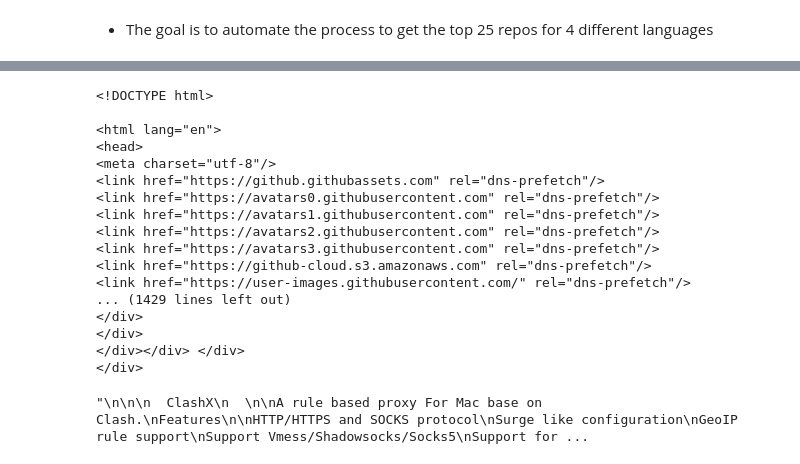
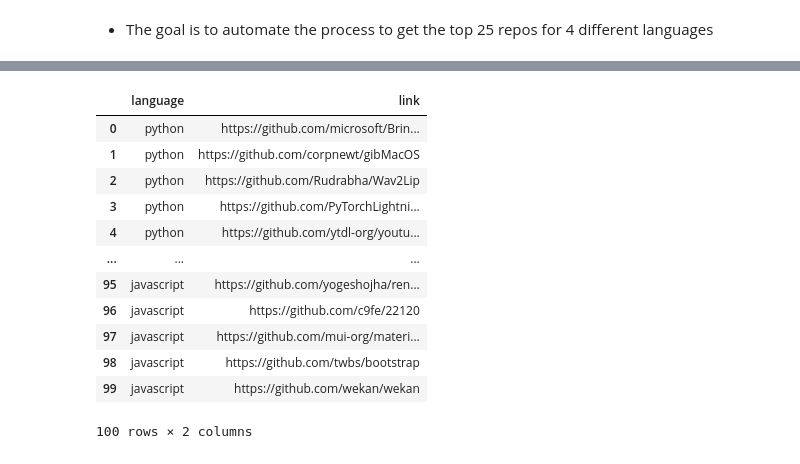
Before and after one commit to Codeup-B-Squared/NLP-Analysis, a Jupyter notebook: acquire-scratchpad-Mainali.ipynb, the cells around one changed output, grey strips where cells are left out. Cells and saved outputs as stored; diff of their text form; code cells hidden in the pictures.

```diff
--- a/acquire-scratchpad-Mainali.ipynb
+++ b/acquire-scratchpad-Mainali.ipynb
@@ -78,18 +79,19 @@ appbrewery/Xylophone-iOS13
 # option for period is
 # daily, weekly, monthly
 
-# enhancing the function to take a list of language as input and return lists of url and
-# a dict with language name
+# enhancing the function to take a list of language and timeline as input and return lists of url and
+# and a list of language
 
 def get_top_repo(language_list, timeline):
     repo_links = []
-    item = {}
+    language=[]
     for element in language_list:
-        url = f'https://github.com/trending/{element}?since={timeline}'
+
+        url = f'https://github.com/trending/{element}?since={timeline}&spoken_language_code=en'
         response = get(url)
         soup = BeautifulSoup(response.content, 'html.parser')
         h1s = soup.find_all('h1', class_ = 'h3 lh-condensed')
-        item.update({'language' : element})
+
 
         for elem  in h1s:
             repo_name = elem.get_text()
@@ -97,8 +99,14 @@ def get_top_repo(language_list, timeline):
             repo_name = repo_name.replace(' ', '')
             links = 'https://github.com/' + repo_name
             repo_links.append(links)
+            item= element
+            language.append(item)
+    df = pd.DataFrame(repo_links, language).reset_index().rename(columns = {'index': 'language',
+                                                                           0:'link'})
 
 
-    return repo_links, item
+    return df
 # %%
-links, item = get_top_repo(['python','swift'], 'weekly')
+
+
+df1= get_top_repo(['python','swift', 'java', 'javascript'], 'weekly')
@@ -136,20 +112,0 @@ soup = BeautifulSoup(response.content, 'html.parser')
-# %%
-print(soup)
-# %% [output]
-<!DOCTYPE html>
-
-<html lang="en">
-<head>
-<meta charset="utf-8"/>
-<link href="https://github.githubassets.com" rel="dns-prefetch"/>
-<link href="https://avatars0.githubusercontent.com" rel="dns-prefetch"/>
-<link href="https://avatars1.githubusercontent.com" rel="dns-prefetch"/>
-<link href="https://avatars2.githubusercontent.com" rel="dns-prefetch"/>
-<link href="https://avatars3.githubusercontent.com" rel="dns-prefetch"/>
-<link href="https://github-cloud.s3.amazonaws.com" rel="dns-prefetch"/>
-<link href="https://user-images.githubusercontent.com/" rel="dns-prefetch"/>
-... (1429 lines left out)
-</div>
-</div>
-</div></div> </div>
-</div>
@@ -158,4 +112,0 @@ article = soup.find('article', itemprop = 'text')
-# %%
-article.get_text()
-# %% [output]
-"\n\n\n  ClashX\n  \n\nA rule based proxy For Mac base on Clash.\nFeatures\n\nHTTP/HTTPS and SOCKS protocol\nSurge like configuration\nGeoIP rule support\nSupport Vmess/Shadowsocks/Socks5\nSupport for ...
@@ -172,0 +113,16 @@ content
+# %%
+df1
+# %% [output]
+|  | language | link |
+| 0 | python | https://github.com/microsoft/Brin... |
+| 1 | python | https://github.com/corpnewt/gibMacOS |
+| 2 | python | https://github.com/Rudrabha/Wav2Lip |
+| 3 | python | https://github.com/PyTorchLightni... |
+| 4 | python | https://github.com/ytdl-org/youtu... |
+| ... | ... | ... |
+| 95 | javascript | https://github.com/yogeshojha/ren... |
+| 96 | javascript | https://github.com/c9fe/22120 |
+| 97 | javascript | https://github.com/mui-org/materi... |
+| 98 | javascript | https://github.com/twbs/bootstrap |
+| 99 | javascript | https://github.com/wekan/wekan |
+100 rows × 2 columns
```
Also changed, not shown: parts of 15 cells of this notebook.
